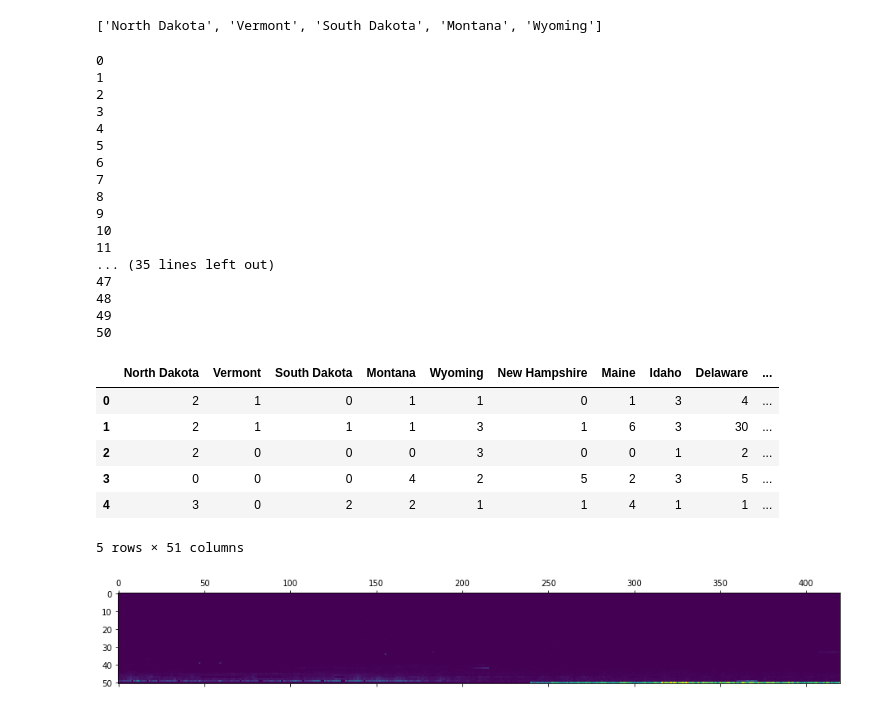
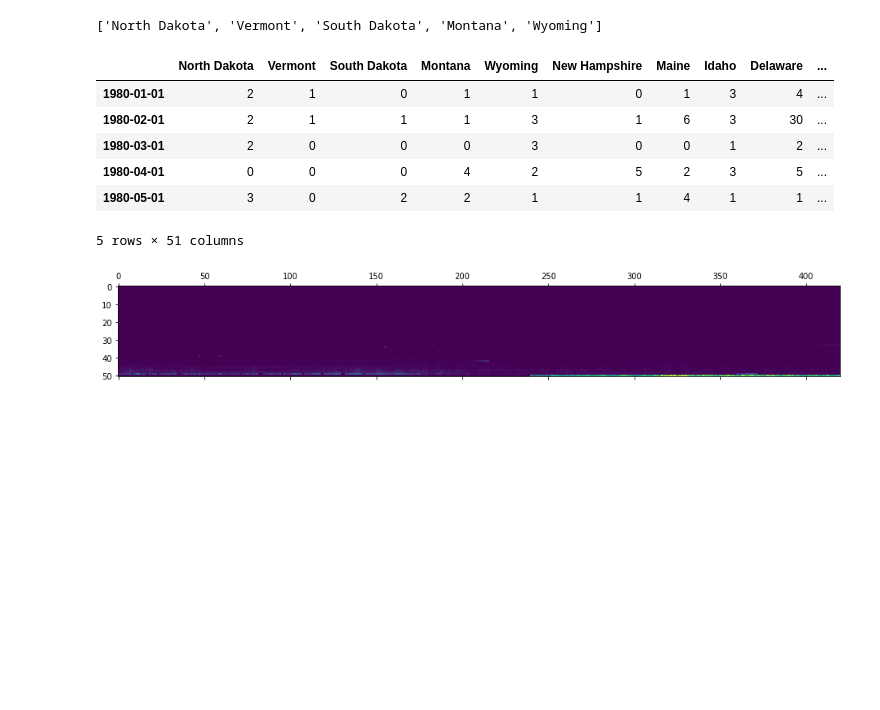
Before and after one commit to vslovik/dm, a Jupyter notebook: time_series/killbill5.ipynb, the cells around one changed output. Cells and saved outputs as stored; diff of their text form; code cells hidden in the pictures; blank space fills up the shorter version.

```diff
--- a/time_series/killbill5.ipynb
+++ b/time_series/killbill5.ipynb
@@ -71,48 +73,29 @@ states_list[:5]
 # %%
 idx = pd.date_range(datetime(1980, 1, 1), datetime(2014, 12, 31), freq=pd.tseries.offsets.DateOffset(months=1))
 
 my_series = pd.DataFrame()
 s = pd.pivot_table(states,index=["State", "Date"], values=["Incident"], aggfunc=[np.sum])
 
 for i in range(0,51):
-    print(i)
     state = states_list[i]
     x = s.query('State == ["{}"]'.format(state))
     x = x.reset_index()
-    x = x.set_index(pd.DatetimeIndex(x['Date']))
-    x = x[['sum']]
-    x.columns = ['Incident']
+    ind = pd.DatetimeIndex(x['Date'])
+    x = x.set_index(ind)
+    x = x[x.columns[2]]
     x = x.reindex(idx, fill_value=0)
     x = x.fillna(0)
-    my_series[state] = pd.Series(x['Incident'].values)
+    my_series[state] = pd.Series(x)
 
-# my_series = my_series[:50]
 my_series.head()
 # %% [output]
+|  | North Dakota | Vermont | South Dakota | Montana | Wyoming | New Hampshire | Maine | Idaho | Delaware | ... |
+| 1980-01-01 | 2 | 1 | 0 | 1 | 1 | 0 | 1 | 3 | 4 | ... |
+| 1980-02-01 | 2 | 1 | 1 | 1 | 3 | 1 | 6 | 3 | 30 | ... |
+| 1980-03-01 | 2 | 0 | 0 | 0 | 3 | 0 | 0 | 1 | 2 | ... |
+| 1980-04-01 | 0 | 0 | 0 | 4 | 2 | 5 | 2 | 3 | 5 | ... |
+| 1980-05-01 | 3 | 0 | 2 | 2 | 1 | 1 | 4 | 1 | 1 | ... |
-0
-1
-2
-3
-4
-5
-6
-7
-8
-9
-10
-11
-... (35 lines left out)
-47
-48
-49
-50
+5 rows × 51 columns
-|  | North Dakota | Vermont | South Dakota | Montana | Wyoming | New Hampshire | Maine | Idaho | Delaware | ... |
-| 0 | 2 | 1 | 0 | 1 | 1 | 0 | 1 | 3 | 4 | ... |
-| 1 | 2 | 1 | 1 | 1 | 3 | 1 | 6 | 3 | 30 | ... |
-| 2 | 2 | 0 | 0 | 0 | 3 | 0 | 0 | 1 | 2 | ... |
-| 3 | 0 | 0 | 0 | 4 | 2 | 5 | 2 | 3 | 5 | ... |
-| 4 | 3 | 0 | 2 | 2 | 1 | 1 | 4 | 1 | 1 | ... |
-5 rows × 51 columns
 # %%
 plt.matshow(my_series.T, interpolation=None, aspect='auto')
 plt.show()
```
Also changed, not shown: parts of 4 cells of this notebook, 4 other files.
